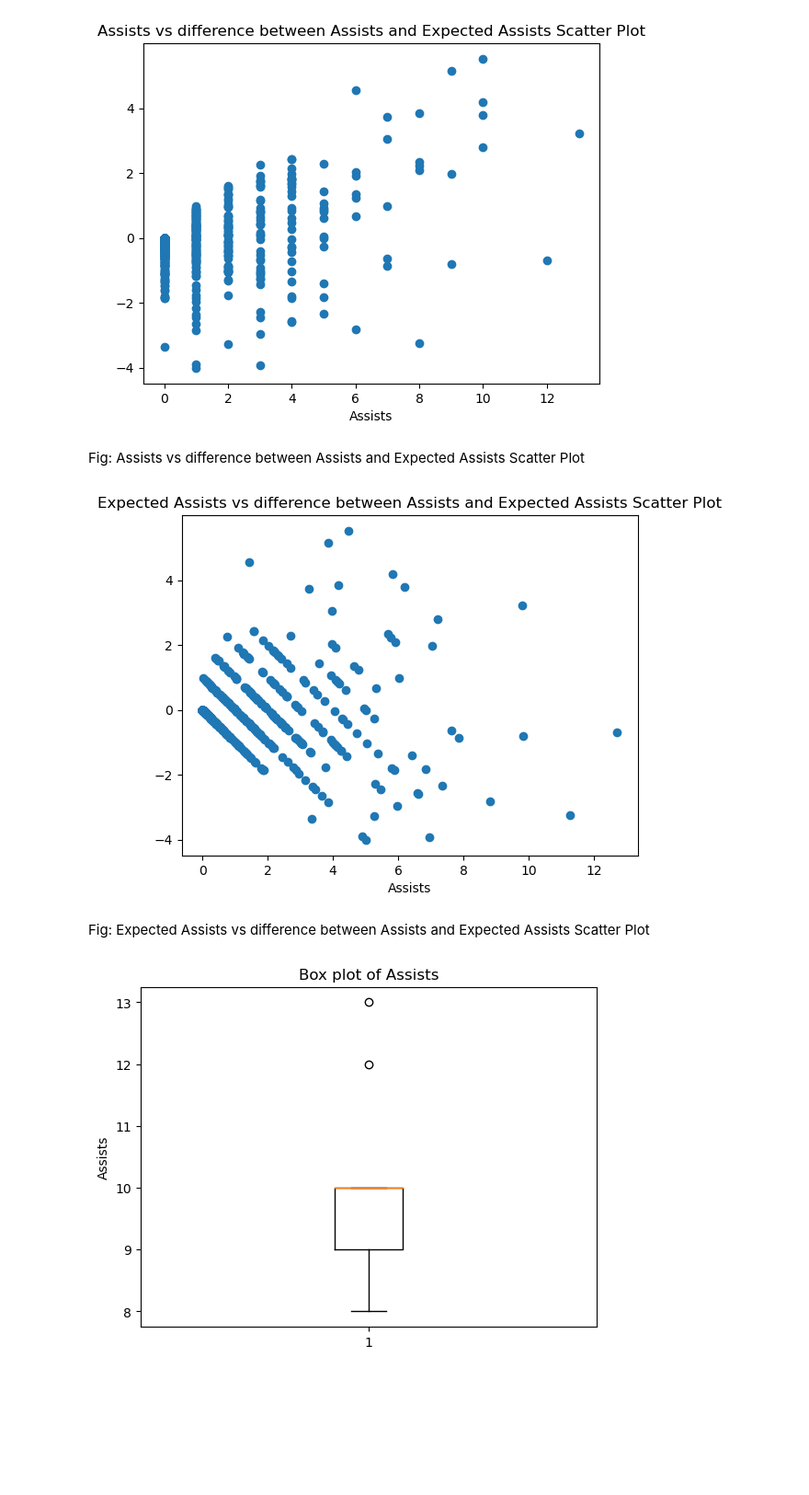
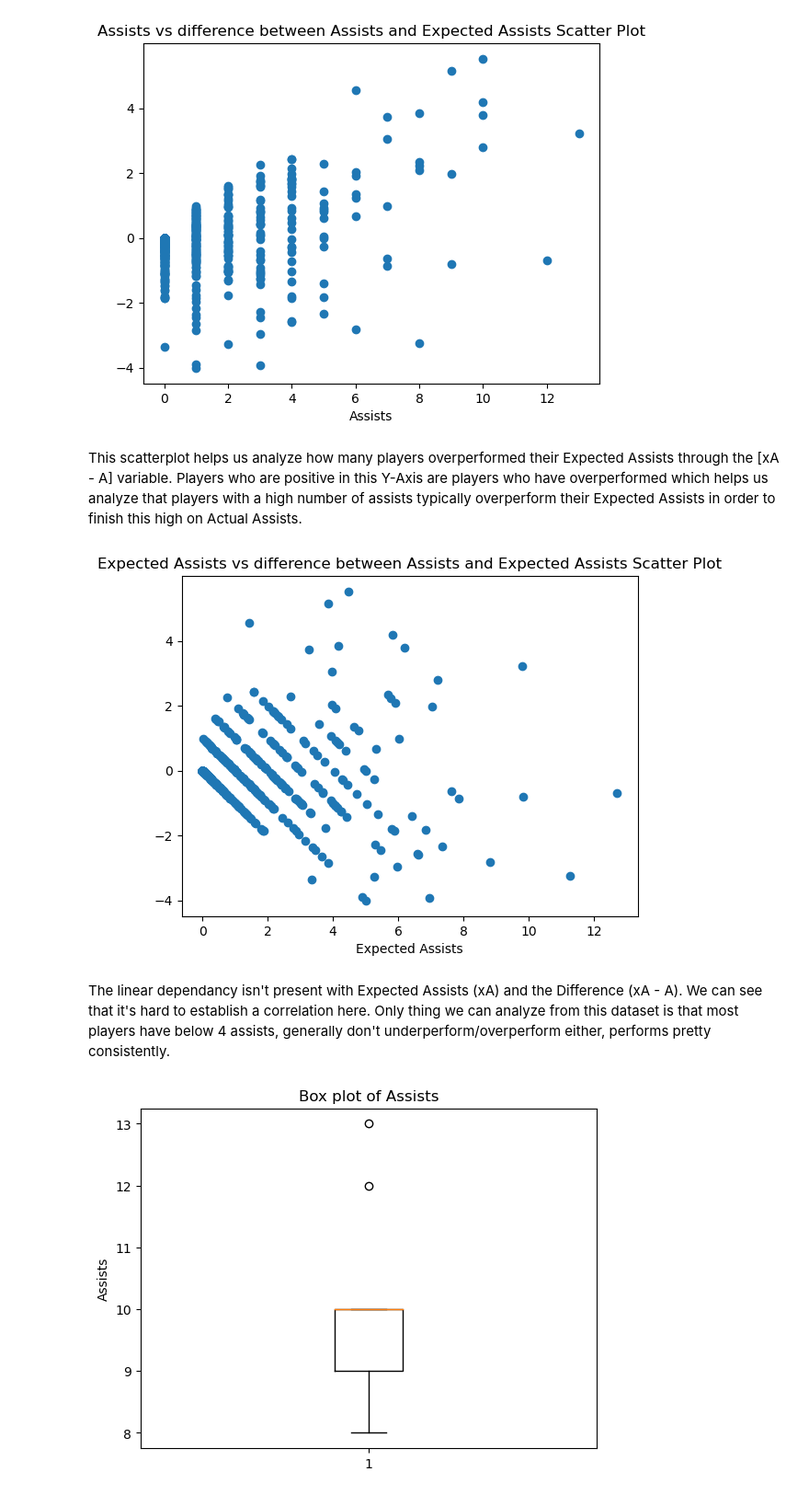
Before and after one commit to ubco-W2022T2-data301/group26, a Jupyter notebook: analysis/analysisImtiaz.ipynb, the cells around one changed output. Shown at 92% size. Saved outputs shown, nothing was run; the diff lists cells and outputs as text; code cells hidden in the pictures; blank space fills up the shorter version.

```diff
--- a/analysis/analysisImtiaz.ipynb
+++ b/analysis/analysisImtiaz.ipynb
@@ -218,26 +205,26 @@ plt.title('Assists vs difference between Assists and Expected Assists Scatter Pl
 plt.show()
 # %% [output]
 [figure]
-# %% [markdown]
-Fig: Assists vs difference between Assists and Expected Assists Scatter Plot
+# %% [markdown]
+This scatterplot helps us analyze how many players overperformed their Expected Assists through the [xA - A] variable. Players who are positive in this Y-Axis are players who have overperformed which helps us analyze that players with a high number of assists typically overperform their Expected Assists in order to finish this high on Actual Assists.
 # %%
 import matplotlib.pyplot as plt
 
 x = df['xA']
 y = df['xA - A']
 
 plt.scatter(x, y)
 
-plt.xlabel('Assists')
+plt.xlabel('Expected Assists')
 plt.ylabel('')
 
 plt.title('Expected Assists vs difference between Assists and Expected Assists Scatter Plot')
 
 plt.show()
 # %% [output]
-[figure, old version]
+[figure, new version]
-# %% [markdown]
-Fig: Expected Assists vs difference between Assists and Expected Assists Scatter Plot
+# %% [markdown]
+The linear dependancy isn't present with Expected Assists (xA) and the Difference (xA - A). We can see that it's hard to establish a correlation here. Only thing we can analyze from this dataset is that most players have below 4 assists, generally don't underperform/overperform either, performs pretty consistently.
 # %%
 data = df2['A']
 
```
Also changed, not shown: parts of 29 cells of this notebook, 2 other files.
